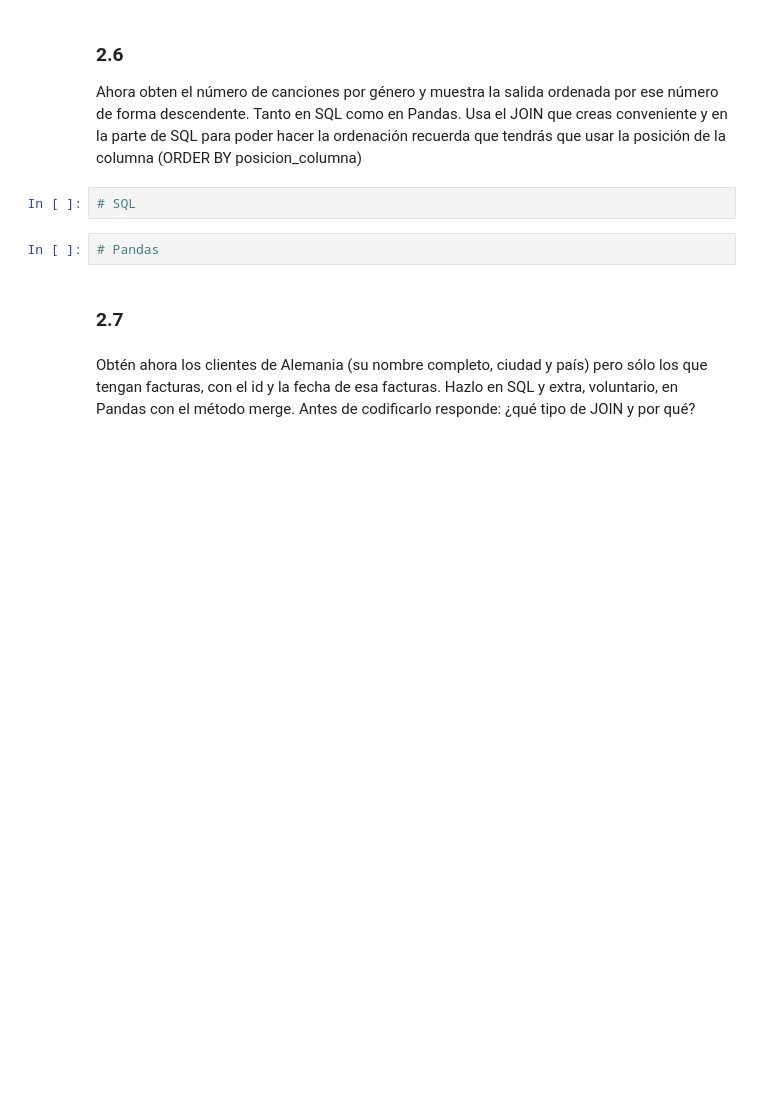
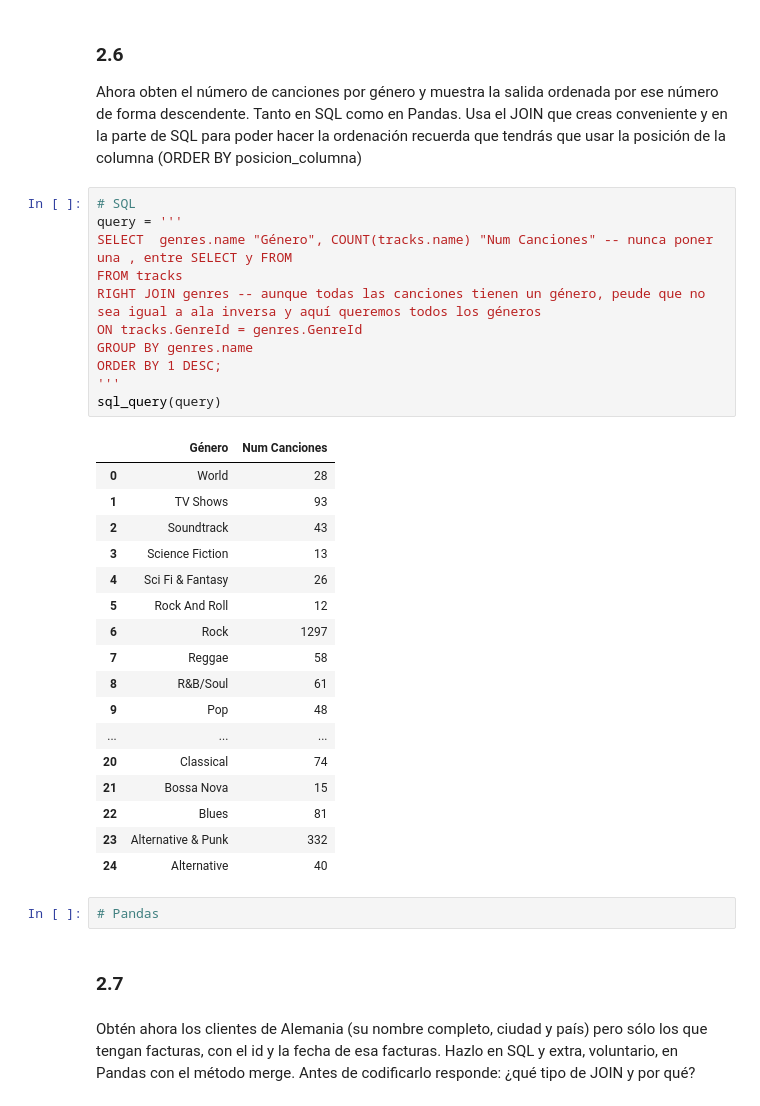
Before and after one commit to annahico/ONLINE_DS_THEBRIDGE_ANNA, a Jupyter notebook: 03_Analisis_de_Datos/Sprint_06/Unidad_01/Practica_Obligatoria/18_Practica_Obligatoria_SQL.ipynb, the cells around one changed output. Saved outputs shown, nothing was run; the diff lists cells and outputs as text; blank space fills up the shorter version.

```diff
--- a/03_Analisis_de_Datos/Sprint_06/Unidad_01/Practica_Obligatoria/18_Practica_Obligatoria_SQL.ipynb
+++ b/03_Analisis_de_Datos/Sprint_06/Unidad_01/Practica_Obligatoria/18_Practica_Obligatoria_SQL.ipynb
@@ -244,8 +360,35 @@ Cambia los nombres de las columnas de `df_join` y quedate solo con las que neces
 ### 2.6
 
 Ahora obten el número de canciones por género y muestra la salida ordenada por ese número de forma descendente. Tanto en SQL como en Pandas. Usa el JOIN que creas conveniente y en la parte de SQL para poder hacer la ordenación recuerda que tendrás que usar la posición de la columna (ORDER BY posicion_columna)
-# %%
-# SQL
+# %%
+# SQL
+query = '''
+SELECT  genres.name "Género", COUNT(tracks.name) "Num Canciones" -- nunca poner una , entre SELECT y FROM
+FROM tracks
+RIGHT JOIN genres -- aunque todas las canciones tienen un género, peude que no sea igual a ala inversa y aquí queremos todos los géneros
+ON tracks.GenreId = genres.GenreId
+GROUP BY genres.name
+ORDER BY 1 DESC;
+'''
+sql_query(query)
+# %% [output]
+|  | Género | Num Canciones |
+| 0 | World | 28 |
+| 1 | TV Shows | 93 |
+| 2 | Soundtrack | 43 |
+| 3 | Science Fiction | 13 |
+| 4 | Sci Fi & Fantasy | 26 |
+| 5 | Rock And Roll | 12 |
+| 6 | Rock | 1297 |
+| 7 | Reggae | 58 |
+| 8 | R&B/Soul | 61 |
+| 9 | Pop | 48 |
+| ... | ... | ... |
+| 20 | Classical | 74 |
+| 21 | Bossa Nova | 15 |
+| 22 | Blues | 81 |
+| 23 | Alternative & Punk | 332 |
+| 24 | Alternative | 40 |
 # %%
 # Pandas
 # %% [markdown]
```
Also changed, not shown: parts of 9 cells of this notebook.
